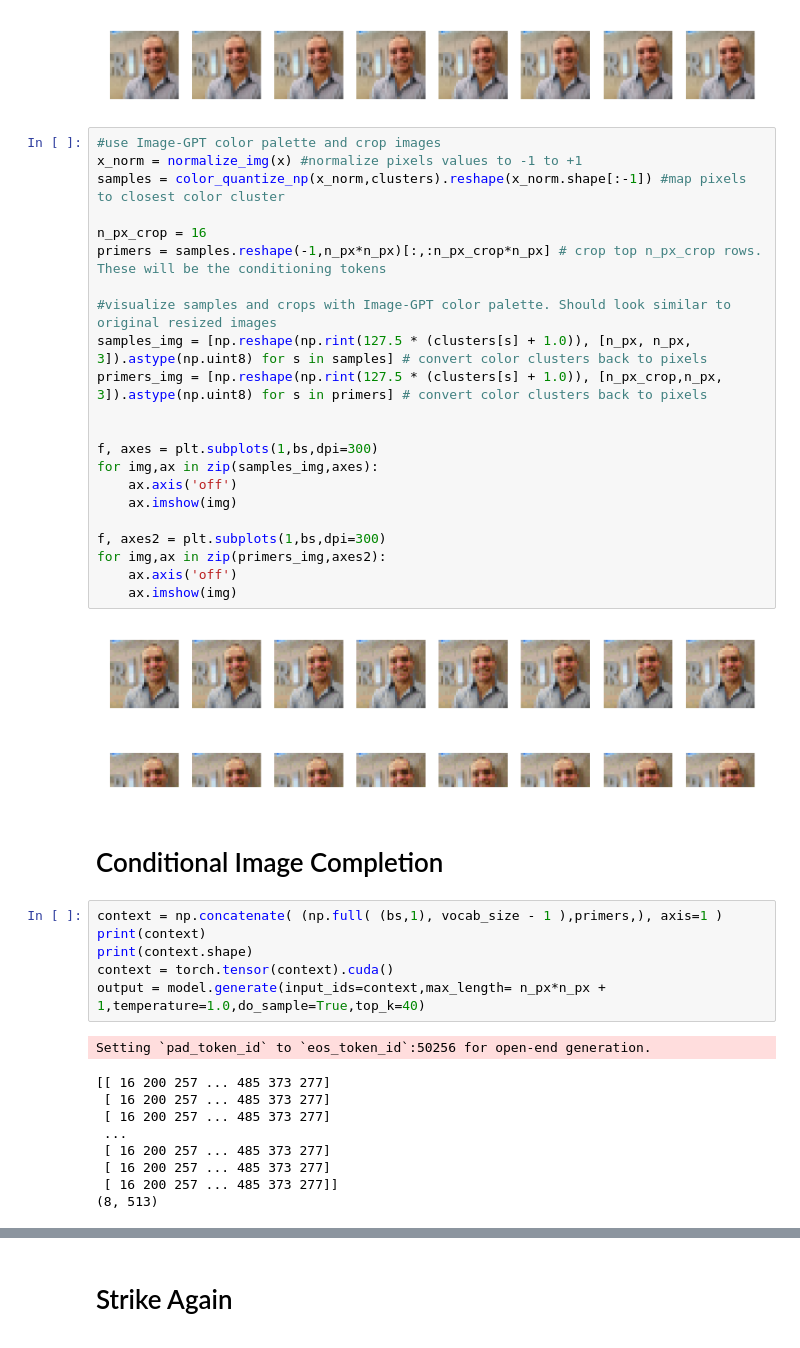
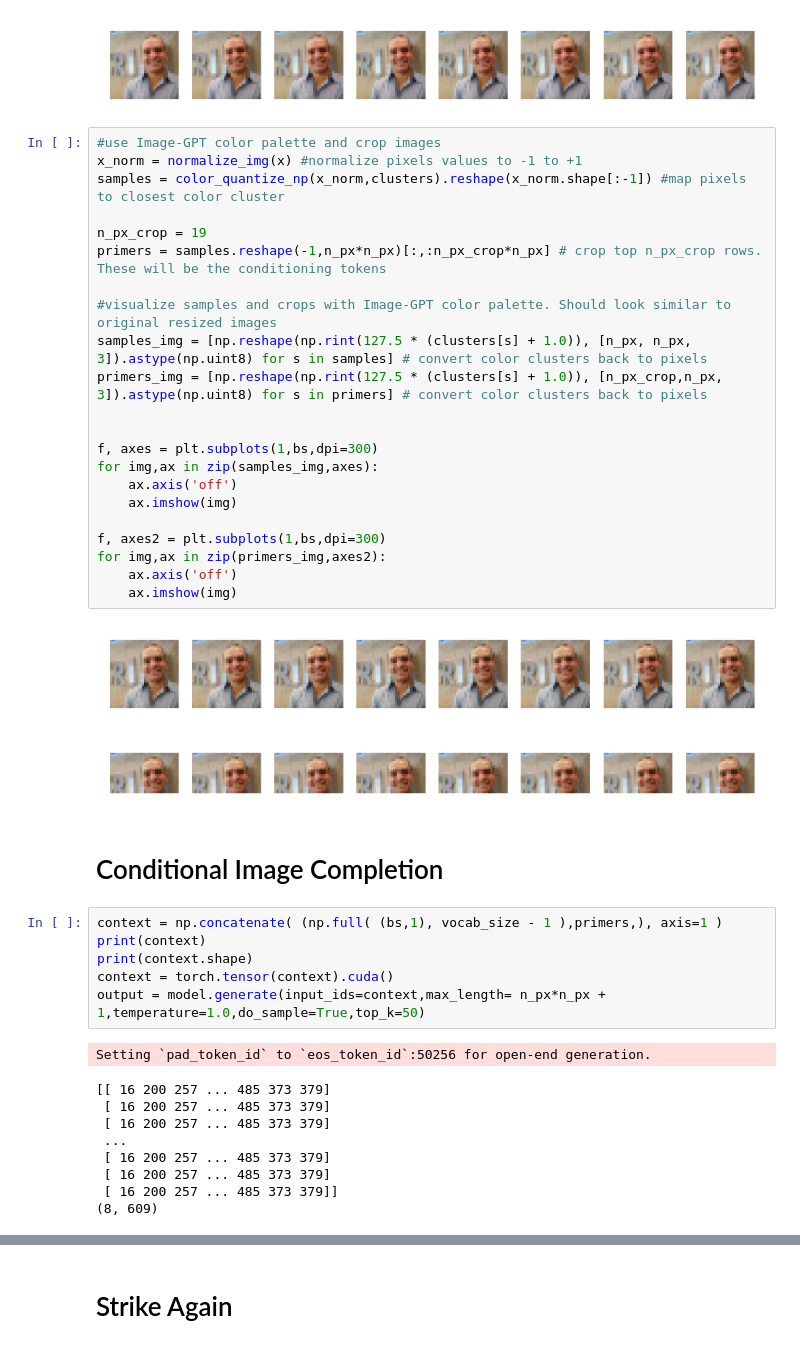
Before and after one commit to beaulima/GAN, a Jupyter notebook: caffe_ml_Transformers_Image_GPT.ipynb, the cells around one changed output, grey strips where cells are left out. Drawn from its saved outputs; the diff is of its cells as text.

```diff
--- a/caffe_ml_Transformers_Image_GPT.ipynb
+++ b/caffe_ml_Transformers_Image_GPT.ipynb
@@ -328,28 +328,28 @@ for img,ax in zip(x,axes):
 # %%
 #use Image-GPT color palette and crop images
 x_norm = normalize_img(x) #normalize pixels values to -1 to +1
 samples = color_quantize_np(x_norm,clusters).reshape(x_norm.shape[:-1]) #map pixels to closest color cluster
 
-n_px_crop = 16
+n_px_crop = 19
 primers = samples.reshape(-1,n_px*n_px)[:,:n_px_crop*n_px] # crop top n_px_crop rows. These will be the conditioning tokens
 
 #visualize samples and crops with Image-GPT color palette. Should look similar to original resized images
 samples_img = [np.reshape(np.rint(127.5 * (clusters[s] + 1.0)), [n_px, n_px, 3]).astype(np.uint8) for s in samples] # convert color clusters back to pixels
 primers_img = [np.reshape(np.rint(127.5 * (clusters[s] + 1.0)), [n_px_crop,n_px, 3]).astype(np.uint8) for s in primers] # convert color clusters back to pixels
 
 
 f, axes = plt.subplots(1,bs,dpi=300)
 for img,ax in zip(samples_img,axes):
     ax.axis('off')
     ax.imshow(img)
 
 f, axes2 = plt.subplots(1,bs,dpi=300)
 for img,ax in zip(primers_img,axes2):
     ax.axis('off')
     ax.imshow(img)
 # %% [output]
 [figure]
-[figure, old version]
+[figure, new version]
 # %% [markdown]
 # Conditional Image Completion
 # %%
@@ -357,17 +357,17 @@ context = np.concatenate( (np.full( (bs,1), vocab_size - 1 ),primers,), axis=1 )
 print(context)
 print(context.shape)
 context = torch.tensor(context).cuda()
-output = model.generate(input_ids=context,max_length= n_px*n_px + 1,temperature=1.0,do_sample=True,top_k=40)
+output = model.generate(input_ids=context,max_length= n_px*n_px + 1,temperature=1.0,do_sample=True,top_k=50)
 # %% [output]
 Setting `pad_token_id` to `eos_token_id`:50256 for open-end generation.
-[[ 16 200 257 ... 485 373 277]
- [ 16 200 257 ... 485 373 277]
- [ 16 200 257 ... 485 373 277]
+[[ 16 200 257 ... 485 373 379]
+ [ 16 200 257 ... 485 373 379]
+ [ 16 200 257 ... 485 373 379]
  ...
- [ 16 200 257 ... 485 373 277]
- [ 16 200 257 ... 485 373 277]
- [ 16 200 257 ... 485 373 277]]
-(8, 513)
+ [ 16 200 257 ... 485 373 379]
+ [ 16 200 257 ... 485 373 379]
+ [ 16 200 257 ... 485 373 379]]
+(8, 609)
 # %%
 #visualize samples with Image-GPT color palette.
 
```
Also changed, not shown: parts of 5 cells of this notebook.
